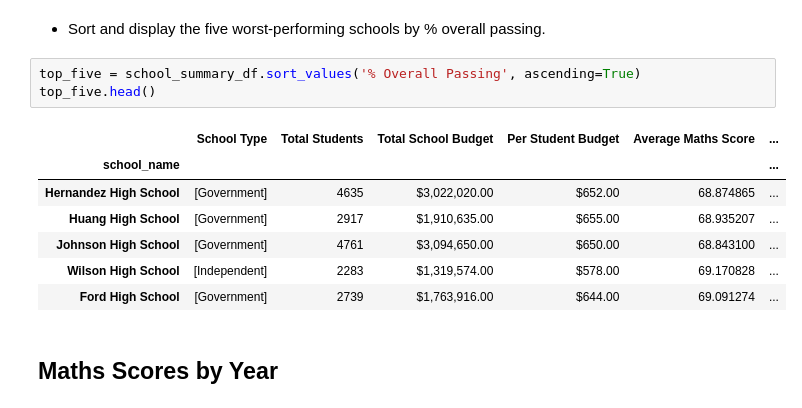
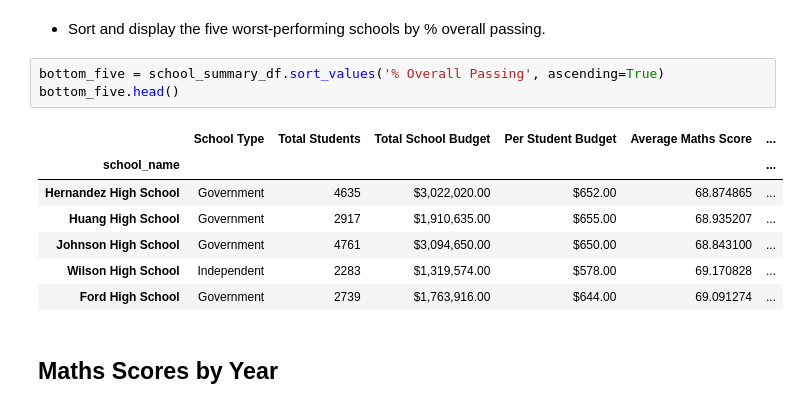
Before and after one commit to hotredcar/Pandas-challenge, a Jupyter notebook: PyCitySchools/PyCitySchools.ipynb, the cells around one changed output. Saved outputs shown, nothing was run; the diff lists cells and outputs as text.

```diff
--- a/PyCitySchools/PyCitySchools.ipynb
+++ b/PyCitySchools/PyCitySchools.ipynb
@@ -375,16 +375,16 @@ top_five.head()
 # %% [markdown]
 * Sort and display the five worst-performing schools by % overall passing.
 # %%
-top_five = school_summary_df.sort_values('% Overall Passing', ascending=True)
-top_five.head()
+bottom_five = school_summary_df.sort_values('% Overall Passing', ascending=True)
+bottom_five.head()
 # %% [output]
 |  | School Type | Total Students | Total School Budget | Per Student Budget | Average Maths Score | ... |
 | school_name |  |  |  |  |  | ... |
-| Hernandez High School | [Government] | 4635 | $3,022,020.00 | $652.00 | 68.874865 | ... |
-| Huang High School | [Government] | 2917 | $1,910,635.00 | $655.00 | 68.935207 | ... |
-| Johnson High School | [Government] | 4761 | $3,094,650.00 | $650.00 | 68.843100 | ... |
-| Wilson High School | [Independent] | 2283 | $1,319,574.00 | $578.00 | 69.170828 | ... |
-| Ford High School | [Government] | 2739 | $1,763,916.00 | $644.00 | 69.091274 | ... |
+| Hernandez High School | Government | 4635 | $3,022,020.00 | $652.00 | 68.874865 | ... |
+| Huang High School | Government | 2917 | $1,910,635.00 | $655.00 | 68.935207 | ... |
+| Johnson High School | Government | 4761 | $3,094,650.00 | $650.00 | 68.843100 | ... |
+| Wilson High School | Independent | 2283 | $1,319,574.00 | $578.00 | 69.170828 | ... |
+| Ford High School | Government | 2739 | $1,763,916.00 | $644.00 | 69.091274 | ... |
 # %% [markdown]
 ## Maths Scores by Year
 # %% [markdown]
```
Also changed, not shown: parts of 6 cells of this notebook.
